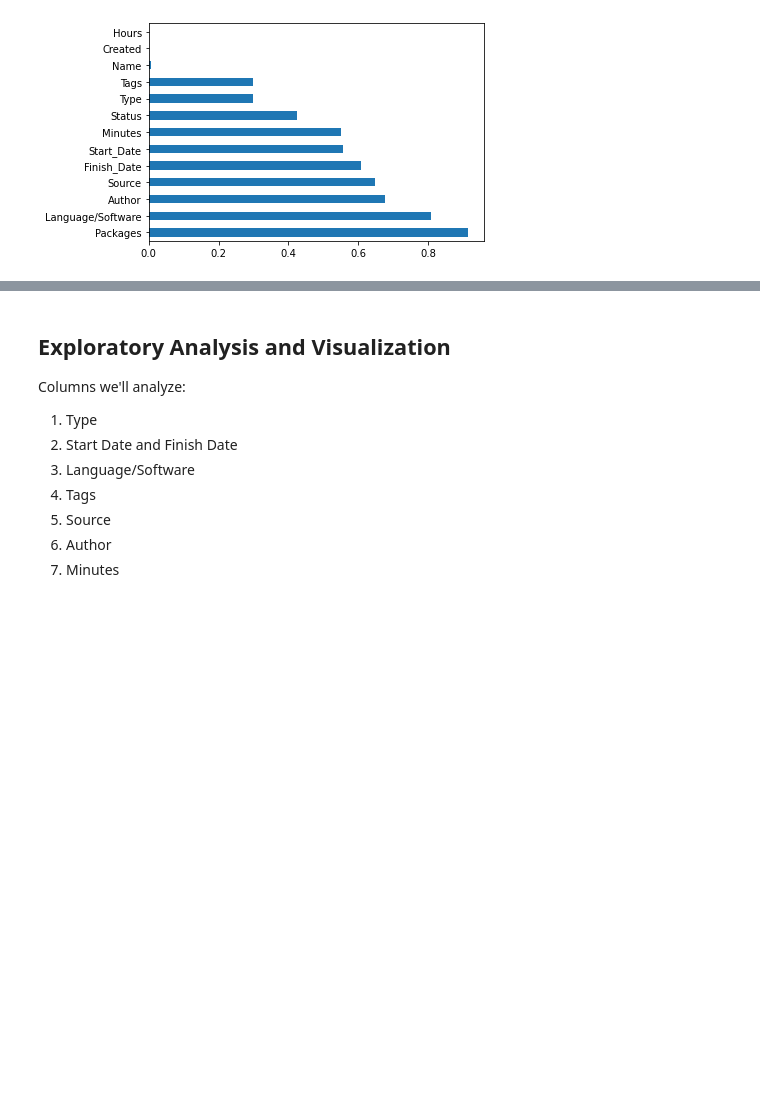
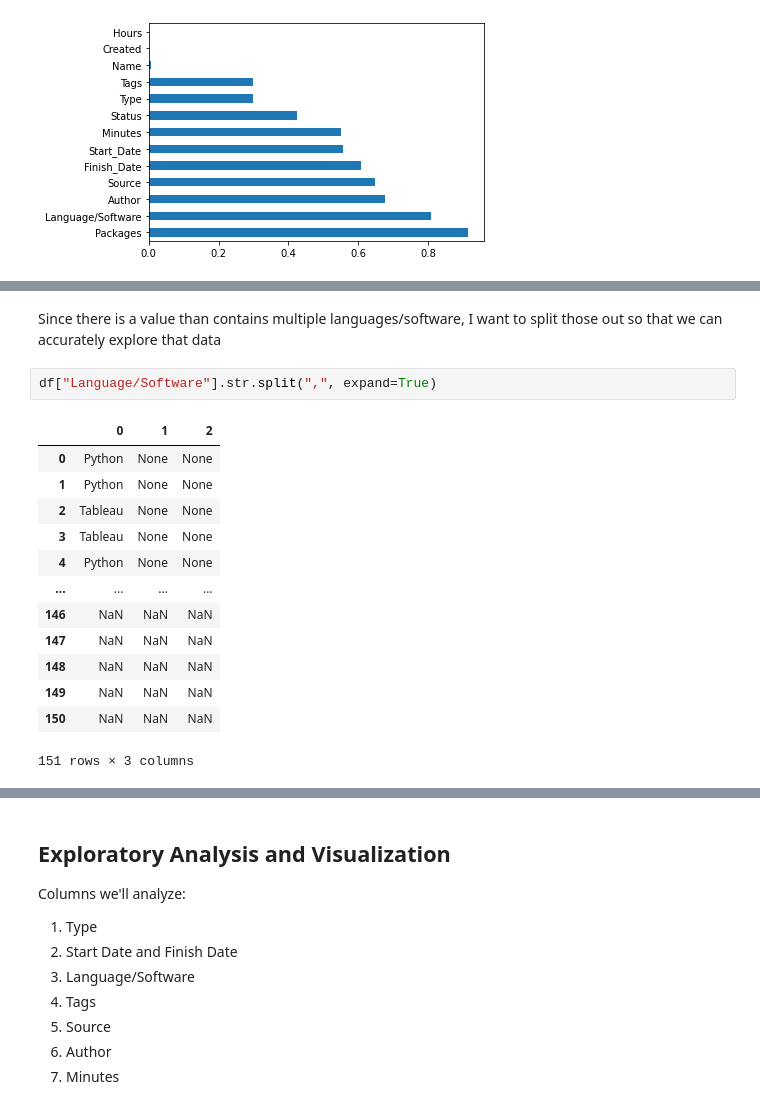
Before and after one commit to franco3x/Notion-66-Days-of-Data, a Jupyter notebook: Notion 66 Days of Data.ipynb, the cells around one changed output, grey strips where cells are left out. Saved outputs shown, nothing was run; the diff lists cells and outputs as text; blank space fills up the shorter version.

```diff
--- a/Notion 66 Days of Data.ipynb
+++ b/Notion 66 Days of Data.ipynb
@@ -271,0 +284,18 @@ df.describe()
+# %% [markdown]
+Since there is a value than contains multiple languages/software, I want to split those out so that we can accurately explore that data
+# %%
+df["Language/Software"].str.split(",", expand=True)
+# %% [output]
+|  | 0 | 1 | 2 |
+| 0 | Python | None | None |
+| 1 | Python | None | None |
+| 2 | Tableau | None | None |
+| 3 | Tableau | None | None |
+| 4 | Python | None | None |
+| ... | ... | ... | ... |
+| 146 | NaN | NaN | NaN |
+| 147 | NaN | NaN | NaN |
+| 148 | NaN | NaN | NaN |
+| 149 | NaN | NaN | NaN |
+| 150 | NaN | NaN | NaN |
+151 rows × 3 columns
```
Also changed, not shown: parts of 6 cells of this notebook.
